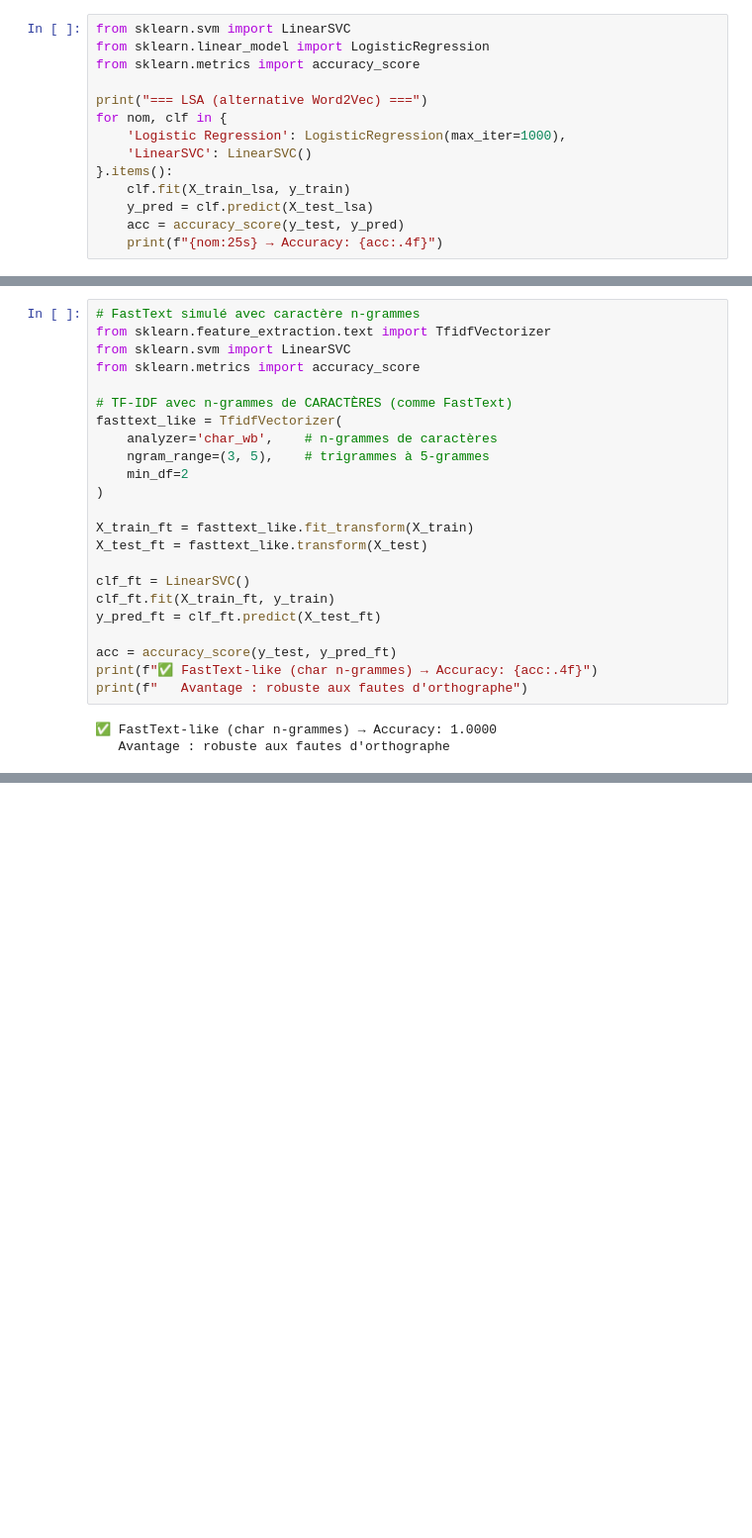
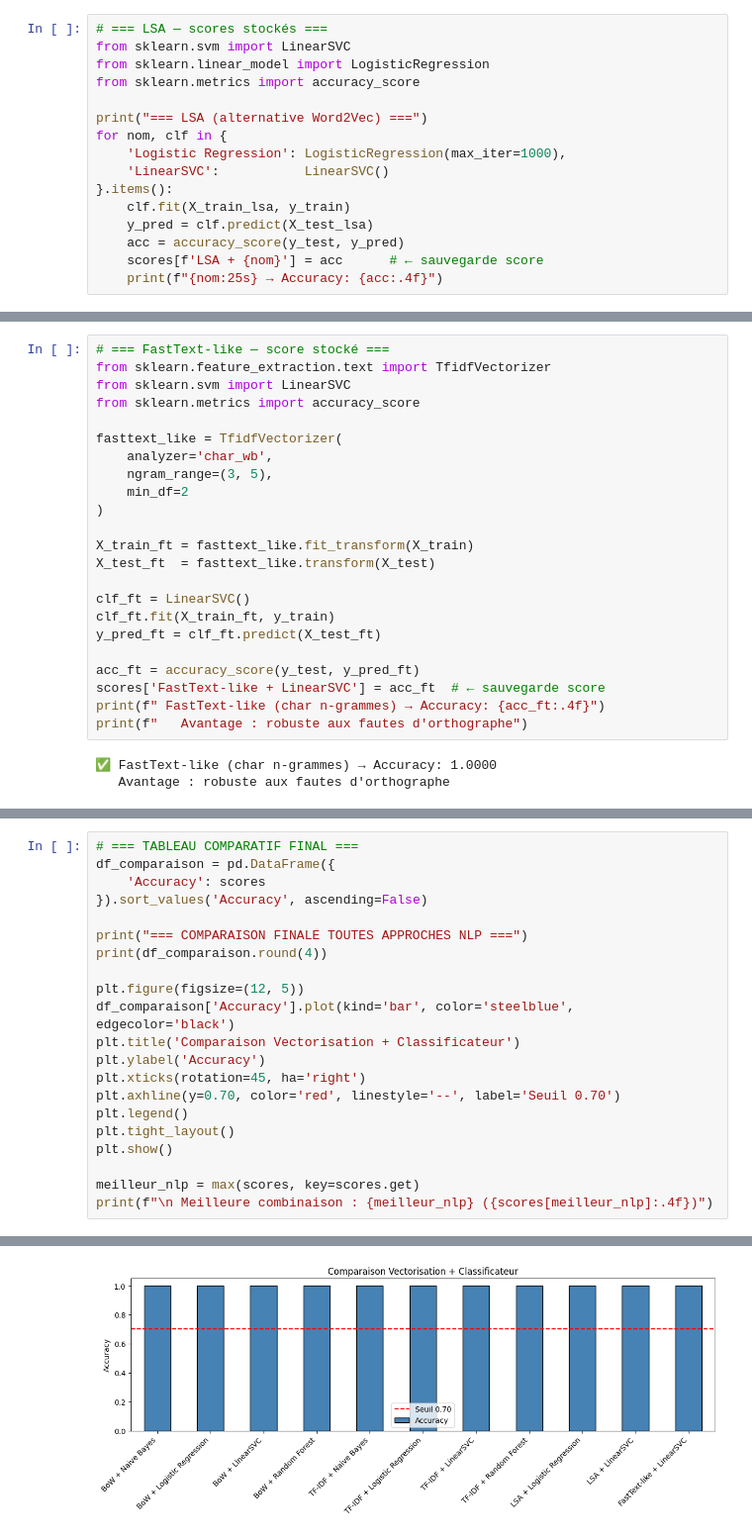
Before and after one commit to islemtalbi/projet_ML2026, a Jupyter notebook: notebooks/04_NLP.ipynb, the cells around one changed output, grey strips where cells are left out. Shown at 99% size. Saved outputs shown, nothing was run; the diff lists cells and outputs as text; blank space fills up the shorter version.

Commit message:
BoW, TF-IDF, LSA, FastText, CamemBERT

```diff
--- a/notebooks/04_NLP.ipynb
+++ b/notebooks/04_NLP.ipynb
@@ -200,4 +210,5 @@ print(f"✅ LSA (alternative Word2Vec) shape: {X_train_lsa.shape}")
 # %%
+# === LSA — scores stockés ===
 from sklearn.svm import LinearSVC
 from sklearn.linear_model import LogisticRegression
 from sklearn.metrics import accuracy_score
@@ -205,38 +216,39 @@ from sklearn.metrics import accuracy_score
 print("=== LSA (alternative Word2Vec) ===")
 for nom, clf in {
     'Logistic Regression': LogisticRegression(max_iter=1000),
-    'LinearSVC': LinearSVC()
+    'LinearSVC':           LinearSVC()
 }.items():
     clf.fit(X_train_lsa, y_train)
     y_pred = clf.predict(X_test_lsa)
     acc = accuracy_score(y_test, y_pred)
+    scores[f'LSA + {nom}'] = acc      # ← sauvegarde score
     print(f"{nom:25s} → Accuracy: {acc:.4f}")
 # %% [output]
 === LSA (alternative Word2Vec) ===
 Logistic Regression       → Accuracy: 1.0000
 LinearSVC                 → Accuracy: 1.0000
 # %%
-# FastText simulé avec caractère n-grammes
+# === FastText-like — score stocké ===
 from sklearn.feature_extraction.text import TfidfVectorizer
 from sklearn.svm import LinearSVC
 from sklearn.metrics import accuracy_score
 
-# TF-IDF avec n-grammes de CARACTÈRES (comme FastText)
 fasttext_like = TfidfVectorizer(
-    analyzer='char_wb',    # n-grammes de caractères
-    ngram_range=(3, 5),    # trigrammes à 5-grammes
+    analyzer='char_wb',
+    ngram_range=(3, 5),
     min_df=2
 )
 
 X_train_ft = fasttext_like.fit_transform(X_train)
-X_test_ft = fasttext_like.transform(X_test)
+X_test_ft  = fasttext_like.transform(X_test)
 
 clf_ft = LinearSVC()
 clf_ft.fit(X_train_ft, y_train)
 y_pred_ft = clf_ft.predict(X_test_ft)
 
-acc = accuracy_score(y_test, y_pred_ft)
-print(f"✅ FastText-like (char n-grammes) → Accuracy: {acc:.4f}")
+acc_ft = accuracy_score(y_test, y_pred_ft)
+scores['FastText-like + LinearSVC'] = acc_ft  # ← sauvegarde score
+print(f" FastText-like (char n-grammes) → Accuracy: {acc_ft:.4f}")
 print(f"   Avantage : robuste aux fautes d'orthographe")
 # %% [output]
 ✅ FastText-like (char n-grammes) → Accuracy: 1.0000
@@ -278,0 +290,22 @@ Notes:
+# %%
+# === TABLEAU COMPARATIF FINAL ===
+df_comparaison = pd.DataFrame({
+    'Accuracy': scores
+}).sort_values('Accuracy', ascending=False)
+
+print("=== COMPARAISON FINALE TOUTES APPROCHES NLP ===")
+print(df_comparaison.round(4))
+
+plt.figure(figsize=(12, 5))
+df_comparaison['Accuracy'].plot(kind='bar', color='steelblue', edgecolor='black')
+plt.title('Comparaison Vectorisation + Classificateur')
+plt.ylabel('Accuracy')
+plt.xticks(rotation=45, ha='right')
+plt.axhline(y=0.70, color='red', linestyle='--', label='Seuil 0.70')
+plt.legend()
+plt.tight_layout()
+plt.show()
+
+meilleur_nlp = max(scores, key=scores.get)
+print(f"\n Meilleure combinaison : {meilleur_nlp} ({scores[meilleur_nlp]:.4f})")
+# %% [output]
@@ -278,0 +325 @@ Notes:
+[figure, added]
```
Also changed, not shown: parts of 8 cells of this notebook.
